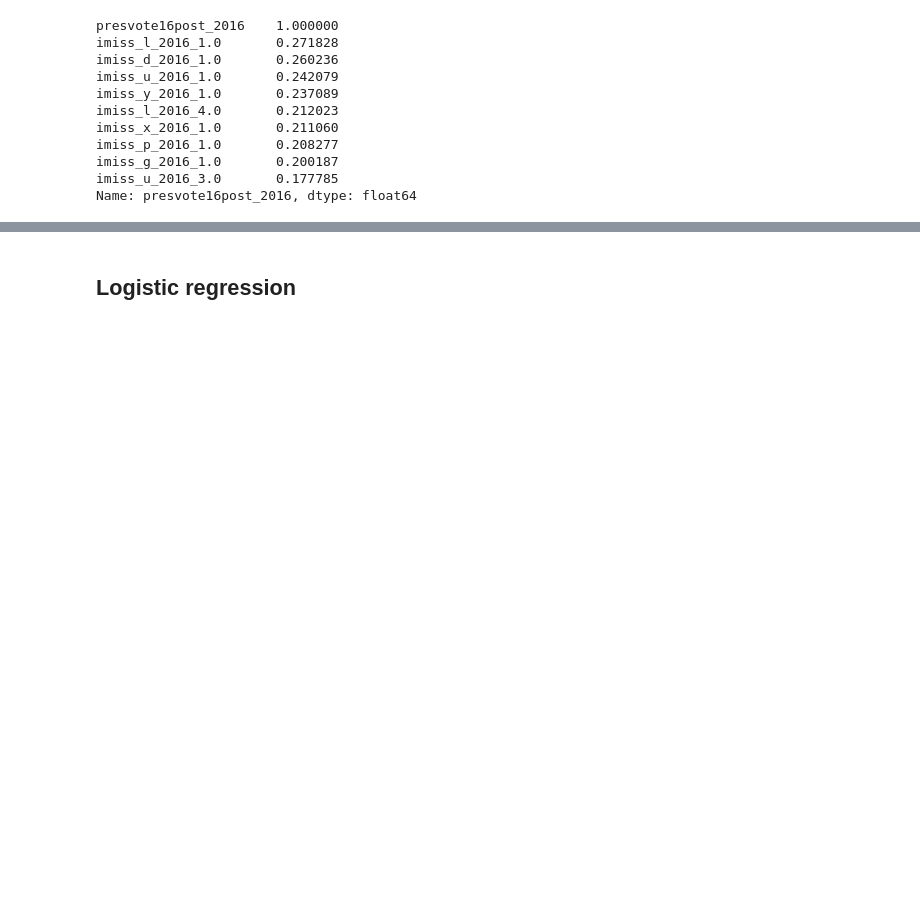
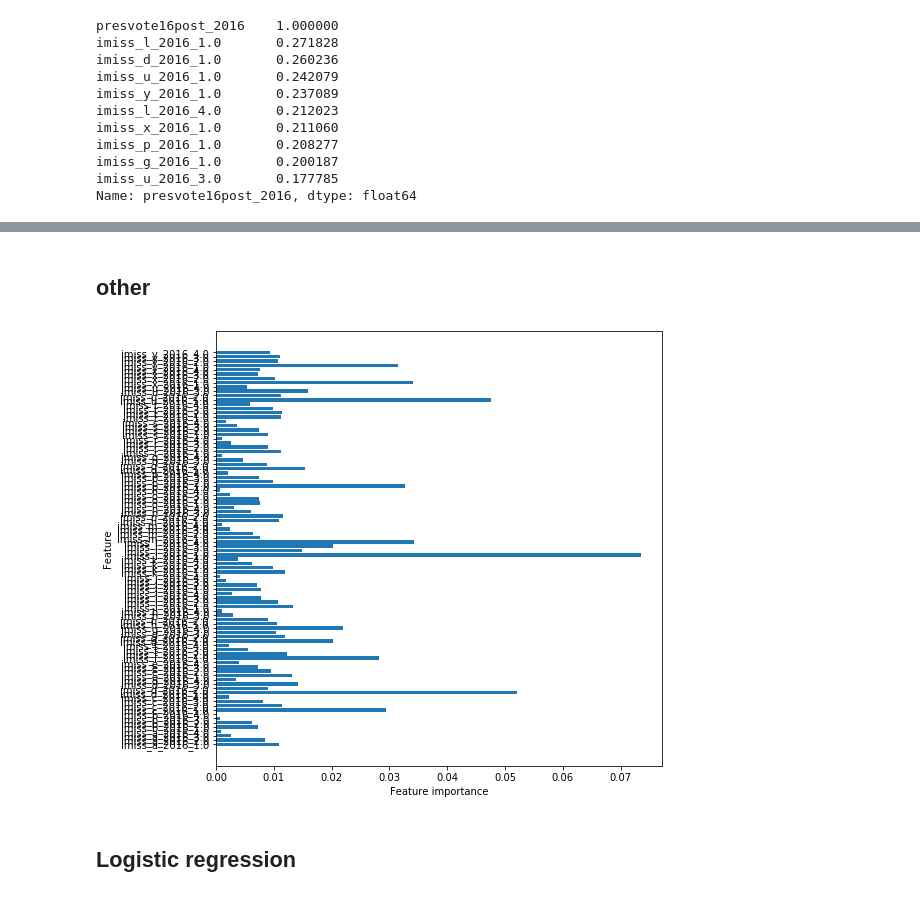
Before and after one commit to ali0003433/predict-by-issue-prioritization, a Jupyter notebook: notebooks/notebook-1.ipynb, the cells around one changed output, grey strips where cells are left out. Drawn from its saved outputs; the diff is of its cells as text; code cells hidden in the pictures; blank space fills up the shorter version.

Commit message:
Create functions for model performance

```diff
--- a/notebooks/notebook-1.ipynb
+++ b/notebooks/notebook-1.ipynb
@@ -59,6 +60,11 @@ Name: presvote16post_2016, dtype: float64
+# %%
+df_3_cats = df_target['presvote16post_2016'].replace(
+    to_replace=[0, 3, 4, 5, 6, 7],
+    value=0,
+    inplace=False
+)
 # %%
+# predictors
 X = df_issue
-y = np.ravel(df_target)
+# target as array
+y = np.ravel(df_3_cats)
-# %%
-k_means = KMeans(n_clusters=2)
-k_means.fit(X)
@@ -82,2 +71,21 @@ print(count)
+# %%
+# split data into train and test
+X_train, X_test, y_train, y_test = train_test_split(X, y,
+                                                    test_size=0.2,
+                                                    stratify=y)
+# %% [markdown]
+## other
+# %%
+# max func
+def plot_feature_importances(model, X_train):
+    n_features = X_train.shape[1]
+    plt.figure(figsize=(8,8))
+    plt.barh(range(n_features), model.feature_importances_, align='center')
+    plt.yticks(np.arange(n_features), X_train.columns.values)
+    plt.xlabel("Feature importance")
+    plt.ylabel("Feature")
+plot_feature_importances(rf, X_train)
+# %% [output]
+[figure, added]
 # %% [markdown]
 ## Logistic regression
```
Also changed, not shown: parts of 54 cells of this notebook, 3 other files.
